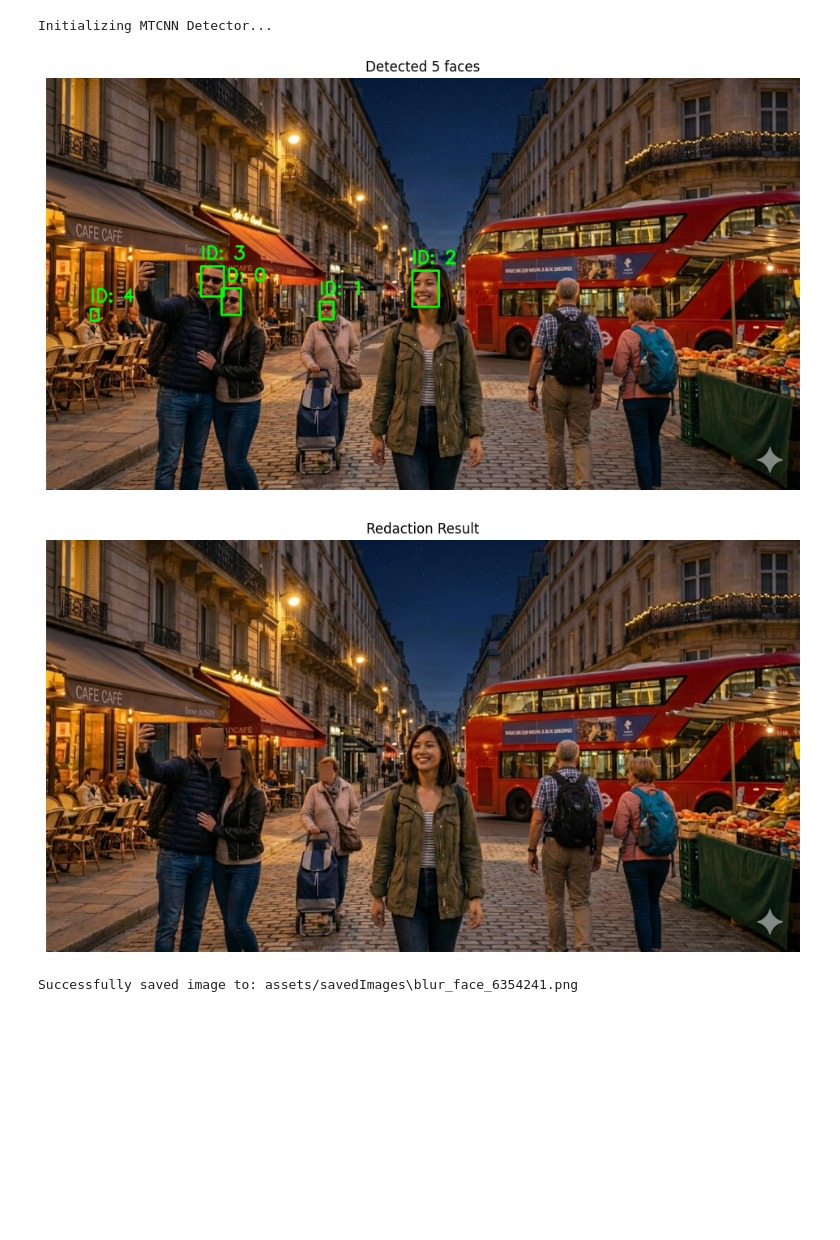
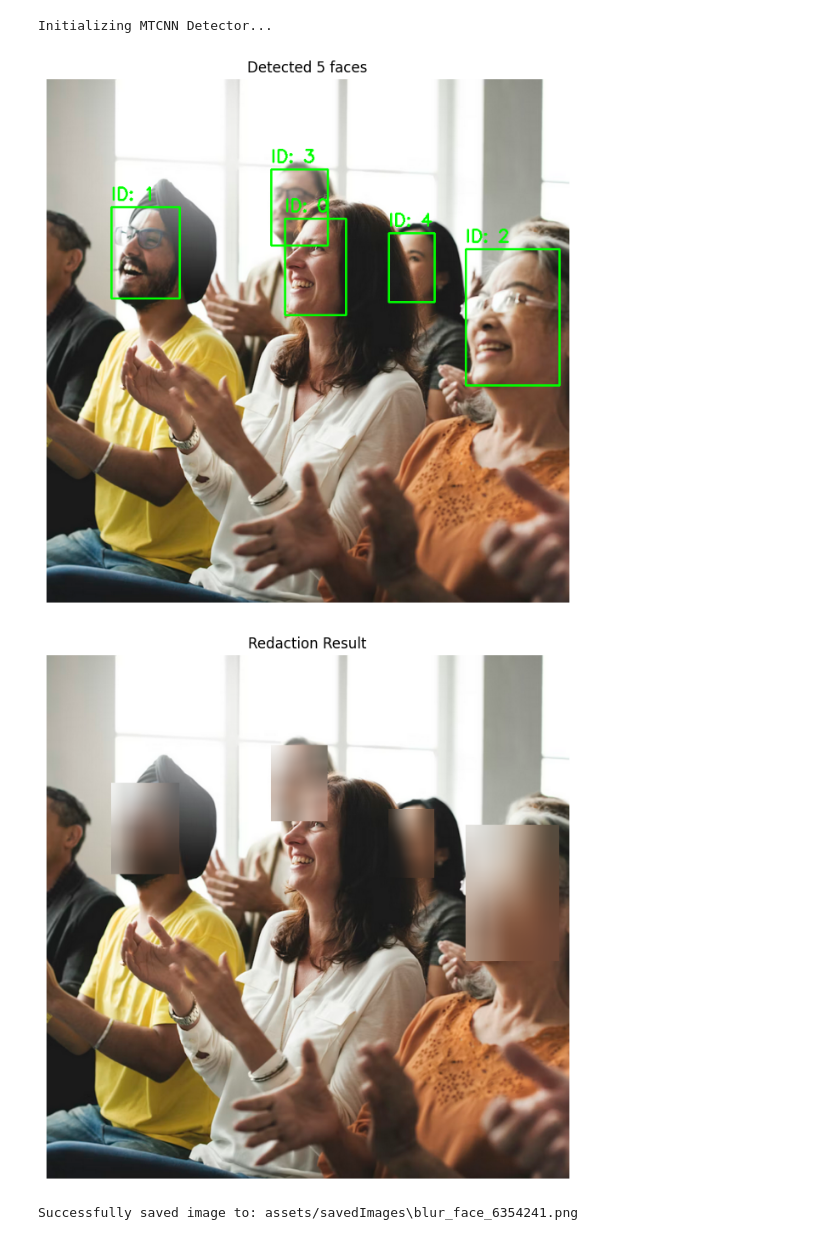
Before and after one commit to Vedant-Salve/Aegis, a Jupyter notebook: redact_faces.ipynb, the cells around one changed output. Cells and saved outputs as stored; diff of their text form; code cells hidden in the pictures; blank space fills up the shorter version.

```diff
--- a/redact_faces.ipynb
+++ b/redact_faces.ipynb
@@ -93,18 +92,18 @@ redactor = AegisRedactor()
 # %% [output]
 Initializing MTCNN Detector...
 # %%
-img = redactor.load_image('assets/samples/test5.png')
+img = redactor.load_image('assets/samples/test1.png')
 boxes = redactor.get_detections(img)
 redactor.plot_preview(img, boxes)
 # %% [output]
-[figure, old version]
+[figure, new version]
 # %%
-to_blur = [0,1,3,4]
+to_blur = [1,2,3,4]
 # to_blur=list(range(1,len(boxes)))
 result = redactor.apply_redaction(img, boxes, to_blur)
 redactor.show_result(result)
 # %% [output]
-[figure, old version]
+[figure, new version]
 # %%
 redactor.save_image(result, f"blur_face_{int(1e7*(time.time()-int(time.time())))}.png")
 # %% [output]
```
Also changed, not shown: parts of 1 cell of this notebook, 2 other files.
